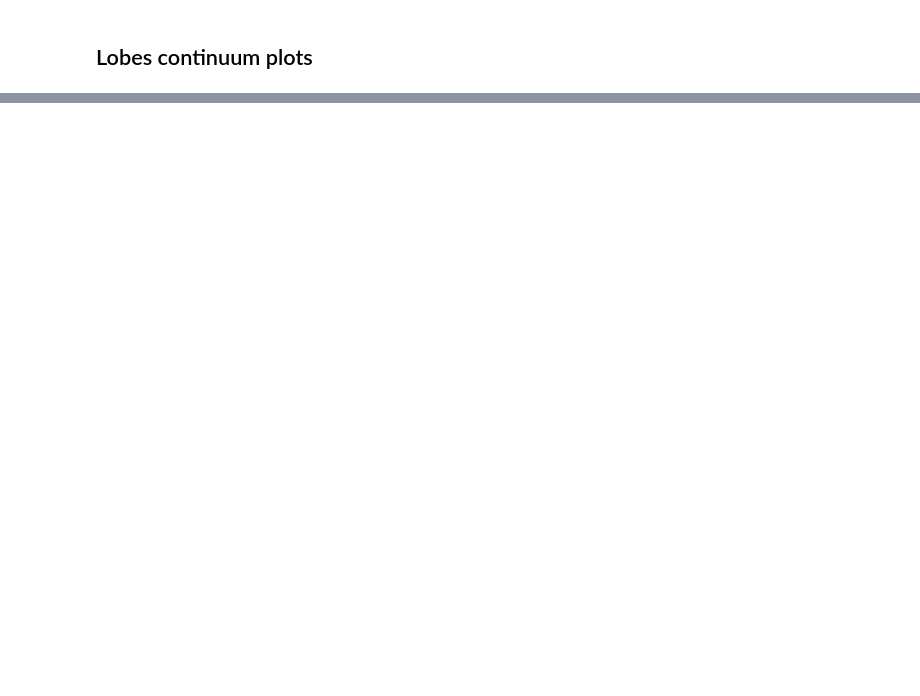
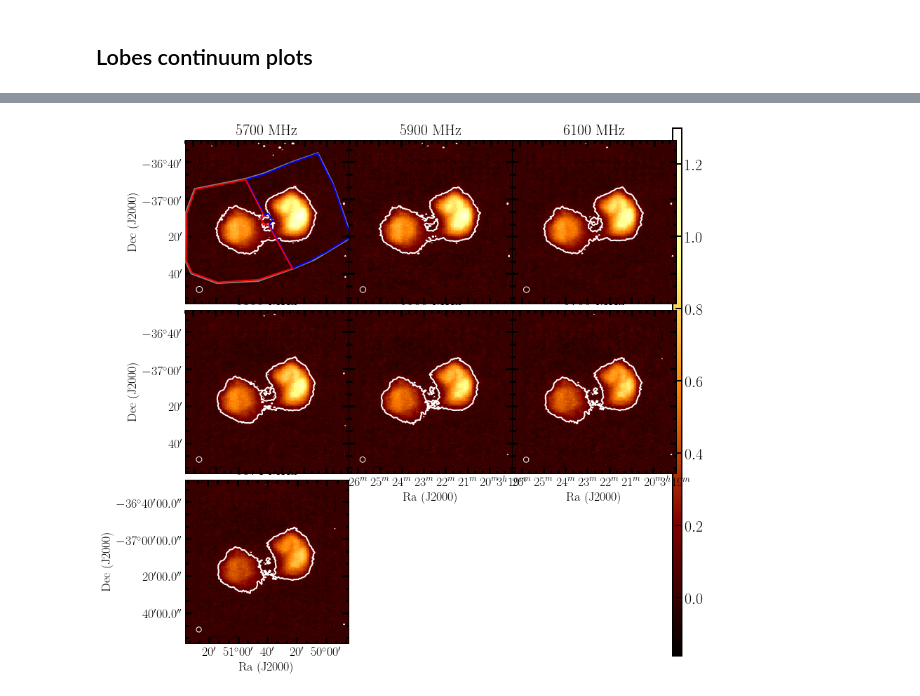
Before and after one commit to Fil8/contData, a Jupyter notebook: Lobes-cont-plots.ipynb, the cells around one changed output, grey strips where cells are left out. Saved outputs shown, nothing was run; the diff lists cells and outputs as text; code cells hidden in the pictures; blank space fills up the shorter version.

```diff
--- a/Lobes-cont-plots.ipynb
+++ b/Lobes-cont-plots.ipynb
@@ -54,9 +63,5 @@ print '''\\t+---------+\\n\\t SRT Names loaded\\n\\t+---------+'''
 # %%
-#-------------------------------#
-# SRT                           #
-#-------------------------------#
 
-# initialize plotting parameters
 
 #vladir = rootDir+'/VLA/'
 #filename_vla = vladir+'FornaxA_307-333MHz.fits'
@@ -95,11 +100,18 @@ g=filenames_srt[6]
 
 fig = plt.figure(figsize=(12, 12))
 
+f22 = fits.getdata(f, ext=0)
+img = plt.imshow(f22, cmap="afmhot",vmin=-0.16,vmax=1.3)
+plt.gca().set_visible(False)
+cax = plt.axes([0.905, 0.08, 0.015, 0.87])
+plt.colorbar( cax=cax)
+
 f1 = aplpy.FITSFigure(g, figure=fig, subplot=[0.1,0.1,0.27,0.27])
 f1.show_colorscale(aspect='equal', cmap='afmhot',stretch = 'linear',
-                   exponent=1.,vmin=-0.16,vmax=1.3)
+                    exponent=1.,vmin=-0.16,vmax=1.3)
 f1.recenter(FA_radeg,FA_decdeg,width=1.47,height=1.47)
-f1.show_contour(g,levels=[0.1], colors='white',lw=2)
+f1.show_contour(f,levels=[0.1], colors='white',lw=2)
+
 f1.add_beam()
 f1.beam.show()
 f1.beam.set_corner('bottom left')
@@ -109,13 +121,7 @@ f1.set_title('6874 MHz')
 
 #f1.show_colorbar()
 #f1.colorbar.hide()
-f1.axis_labels.set_font( weight='book',
-                         stretch='normal', family='serif',
-                         style='normal', variant='normal')
-f1.axis_labels.set_xtext('Ra (J2000)')
-f1.axis_labels.set_ytext('Dec (J2000)')
-f1.tick_labels.set_xformat('hh:mm')
-f1.tick_labels.set_yformat('dd:mm')
+
 f1.tick_labels.set_font( weight='book',
                          stretch='normal', family='serif',
                          style='normal', variant='normal')
@@ -123,7 +129,13 @@ f1.ticks.set_color('k')
 f1.ticks.set_length(9)  # points
 f1.ticks.set_linewidth(3)  # points
 f1.ticks.set_minor_frequency(3)
+f1.axis_labels.set_xtext('Ra (J2000)')
+
+f1.tick_labels.set_xformat('hh:mm')
+f1.tick_labels.set_xformat('dd:mm')
+
 f1.ticks.show()
+
 
 f2 = aplpy.FITSFigure(f, figure=fig, subplot=[0.64,0.38,0.27,0.27])
 f2.show_colorscale(aspect='equal', cmap='afmhot',stretch = 'linear',
@@ -139,13 +151,10 @@ f2.beam.set(edgecolor = 'white', facecolor = 'None', linewidth=1)
 f2.set_title('6700 MHz')
 
 #f2.show_colorbar()
-#f2.colorbar.set_box([0.905, 0.08, 0.015, 0.87], box_orientation='vertical')
-#f2.colorbar.set_frame_linewidth(1)
-#f2.colorbar.set_pad(0.2)
-#f2.colorbar.set_font( weight='book',
-#                      stretch='normal', family='serif',
-#                      style='normal', variant='normal')
-#f2.colorbar.set_axis_label_text(r'Jy beam$^{-1}$')
+#f2.colorbar.hide()
+
+
+f2.tick_labels.set_yformat('dd:mm')
 
 f2.tick_labels.set_xformat('hh:mm')
 f2.axis_labels.set_xtext('Ra (J2000)')
@@ -296,34 +305,55 @@ f7.recenter(FA_radeg,FA_decdeg,width=1.47,height=1.47)
 f7.add_beam()
 f7.beam.show()
 f7.beam.set_corner('bottom left')
 f7.beam.set(edgecolor = 'white', facecolor = 'None', linewidth=1)
 f7.set_title('5700 MHz')#
 
+#f7.show_colorbar()
+#f7.colorbar.hide()
+
 f7.show_contour(a,levels=[0.1], colors='white',linewidth=2)
 
 f7.axis_labels.set_font( weight='book',
                          stretch='normal', family='serif',
                          style='normal', variant='normal')
 
 f7.axis_labels.set_ytext('Dec (J2000)')
 f7.axis_labels.hide_x()
 f7.tick_labels.hide_x()
 f7.tick_labels.set_font( weight='book',
                          stretch='normal', family='serif',
                          style='normal', variant='normal')
 f7.tick_labels.set_yformat('dd:mm')
 
+
 f7.ticks.set_color('k')
 f7.ticks.set_length(9)  # points
 f7.ticks.set_linewidth(3)  # points
 f7.ticks.set_minor_frequency(3)
 f7.ticks.show()
 
 f7.show_regions(rootDir+'inIms/regions/ToT.reg')
 f7.show_regions(rootDir+'inIms/regions/WL.reg')
 f7.show_regions(rootDir+'inIms/regions/EL.reg')
 
-fig.savefig(figDir+'SRT_continuum_images.pdf',format='png',overwrite=True)
+
+
+
+#fig.add_colorbar()
+#fig.colorbar.set_box([0.905, 0.08, 0.015, 0.87], box_orientation='vertical')
+#fig.colorbar.set_frame_linewidth(1)
+#fig.colorbar.set_pad(0.2)
+#fig.colorbar.set_font( weight='book',
+#                      stretch='normal', family='serif',
+#                      style='normal', variant='normal')
+#f2.colorbar.set_axis_label_text(r'Jy beam$^{-1}$')
+
+#fig.tight_layout()
+
+
+fig.savefig(figDir+'Srt_continuum_images.pdf',format='png',overwrite=True)
+# %% [output]
+[figure, added]
 # %%
 #-------------------------------#
 # MeerKAT                       #
```
Also changed, not shown: parts of 5 cells of this notebook, 12 other files.
